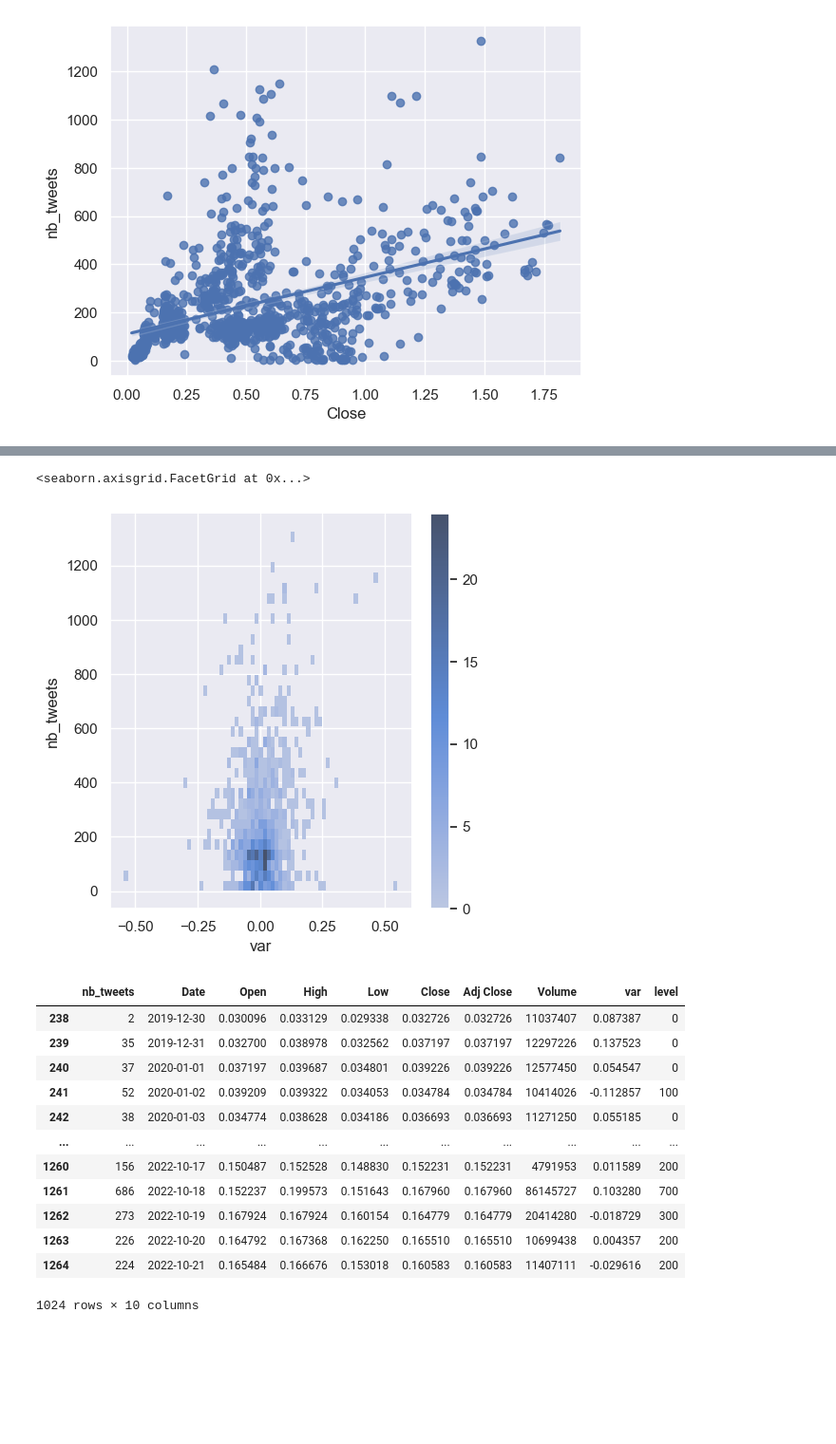
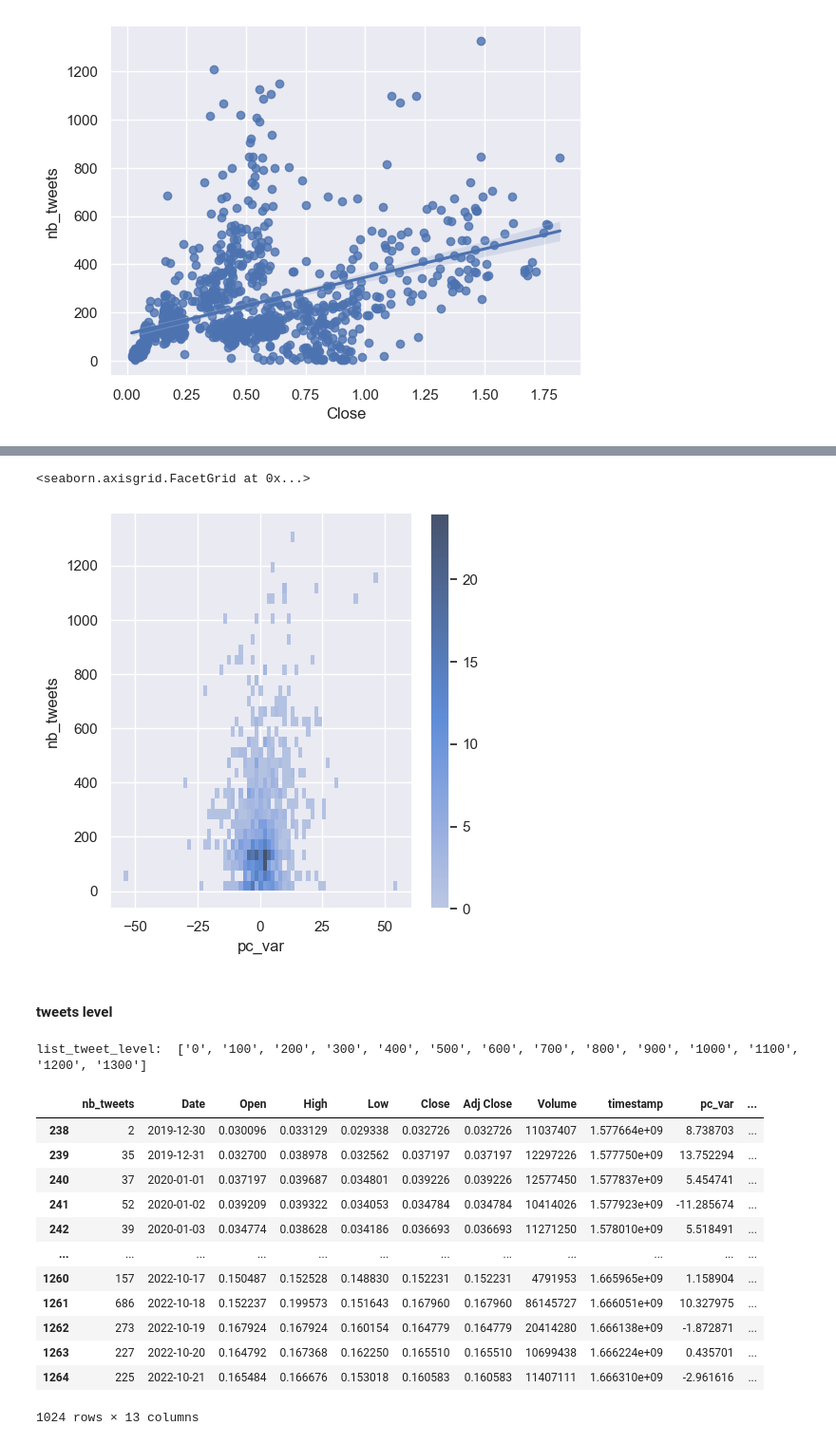
Before and after one commit to jeugregg/TokenSentiment, a Jupyter notebook: 01_data_exploration.ipynb, the cells around one changed output, grey strips where cells are left out. Shown at 95% size. Saved outputs shown, nothing was run; the diff lists cells and outputs as text; code cells hidden in the pictures; blank space fills up the shorter version.

```diff
--- a/01_data_exploration.ipynb
+++ b/01_data_exploration.ipynb
@@ -381,7 +504,7 @@ Name: cash, dtype: int64
 # %% [markdown]
 ### Count nb tweets
 # %%
-df_nb_tweets = df_tweets[df_tweets["cash"] == True][["id", "date_utc"]].groupby("date_utc").count()
+df_nb_tweets = df_tweets[["id", "date_utc"]].groupby("date_utc").count()
 df_nb_tweets.rename(columns={"id":"nb_tweets"}, inplace=True)
 df_nb_tweets
 # %% [output]
@@ -436,4 +559,4 @@ df_prices
 # %%
-df_prices["var"] =( df_prices["Close"]  - df_prices["Open"] ) / df_prices["Open"]
+df_prices["pc_var"] = 100 * ( df_prices["Close"]  - df_prices["Open"] ) / df_prices["Open"]
 df_prices
 # %% [output]
@@ -452,0 +581,16 @@ df_prices
+# %%
+list_level_stat_price = ["bearish", "neutral", "bullish"]
+mean_pc_var = df_prices["pc_var"].mean()
+print("mean_pc_var: ", mean_pc_var)
+std_pc_var = df_prices["pc_var"].std()
+print("std_pc_var: ", std_pc_var)
+
+def fun_level_stat_price(pc_var):
+    if (mean_pc_var - std_pc_var < pc_var) & (pc_var < (mean_pc_var + std_pc_var)):
+        return "neutral"
+    elif (mean_pc_var - std_pc_var > pc_var):
+        return "bearish"
+    else:
+        return "bullish"
+df_prices["level_stat_price"] = df_prices["pc_var"].apply(fun_level_stat_price)
+df_prices["level_stat_price"].value_counts()
@@ -452,0 +611,16 @@ df_prices
+# %%
+list_level_price = ["fall", "decline", "neutral", "rise", "surge"]
+def fun_level_price(pc_var):
+    if (-3 < pc_var) & (pc_var < 3):
+        return "neutral"
+    elif ( -7 < pc_var) & (pc_var <= -3):
+        return "decline"
+    elif ( pc_var <= -7):
+        return "fall"
+    elif ( 7 > pc_var) & (pc_var >= 3):
+        return "rise"
+    else:
+        return "surge"
+
+df_prices["level_price"] = df_prices["pc_var"].apply(fun_level_price)
+df_prices["level_price"].value_counts()
@@ -522,24 +737,29 @@ sns.regplot(x="var", y="nb_tweets", data=df_nb);
 # %%
-sns.displot(df_nb, x="var", y="nb_tweets", cbar=True)
+sns.displot(df_nb, x="pc_var", y="nb_tweets", cbar=True)
 # %% [output]
 <seaborn.axisgrid.FacetGrid at 0x...>
-[figure, old version]
+[figure, new version]
+# %% [markdown]
+#### tweets level
 # %%
 def fun_level_nb_tweets(nb):
     return str(100*round(nb/100))
-df_nb["level"] = df_nb["nb_tweets"].apply(fun_level_nb_tweets)
+df_nb["tweet_level"] = df_nb["nb_tweets"].apply(fun_level_nb_tweets)
+list_tweet_level = sorted(list(df_nb["tweet_level"].unique()), key=int)
+print("list_tweet_level: ", list_tweet_level)
 df_nb
 # %% [output]
+list_tweet_level:  ['0', '100', '200', '300', '400', '500', '600', '700', '800', '900', '1000', '1100', '1200', '1300']
-|  | nb_tweets | Date | Open | High | Low | Close | Adj Close | Volume | var | level |
-| 238 | 2 | 2019-12-30 | 0.030096 | 0.033129 | 0.029338 | 0.032726 | 0.032726 | 11037407 | 0.087387 | 0 |
-| 239 | 35 | 2019-12-31 | 0.032700 | 0.038978 | 0.032562 | 0.037197 | 0.037197 | 12297226 | 0.137523 | 0 |
-| 240 | 37 | 2020-01-01 | 0.037197 | 0.039687 | 0.034801 | 0.039226 | 0.039226 | 12577450 | 0.054547 | 0 |
-| 241 | 52 | 2020-01-02 | 0.039209 | 0.039322 | 0.034053 | 0.034784 | 0.034784 | 10414026 | -0.112857 | 100 |
-| 242 | 38 | 2020-01-03 | 0.034774 | 0.038628 | 0.034186 | 0.036693 | 0.036693 | 11271250 | 0.055185 | 0 |
-| ... | ... | ... | ... | ... | ... | ... | ... | ... | ... | ... |
-| 1260 | 156 | 2022-10-17 | 0.150487 | 0.152528 | 0.148830 | 0.152231 | 0.152231 | 4791953 | 0.011589 | 200 |
-| 1261 | 686 | 2022-10-18 | 0.152237 | 0.199573 | 0.151643 | 0.167960 | 0.167960 | 86145727 | 0.103280 | 700 |
-| 1262 | 273 | 2022-10-19 | 0.167924 | 0.167924 | 0.160154 | 0.164779 | 0.164779 | 20414280 | -0.018729 | 300 |
-| 1263 | 226 | 2022-10-20 | 0.164792 | 0.167368 | 0.162250 | 0.165510 | 0.165510 | 10699438 | 0.004357 | 200 |
-| 1264 | 224 | 2022-10-21 | 0.165484 | 0.166676 | 0.153018 | 0.160583 | 0.160583 | 11407111 | -0.029616 | 200 |
+|  | nb_tweets | Date | Open | High | Low | Close | Adj Close | Volume | timestamp | pc_var | ... |
+| 238 | 2 | 2019-12-30 | 0.030096 | 0.033129 | 0.029338 | 0.032726 | 0.032726 | 11037407 | 1.577664e+09 | 8.738703 | ... |
+| 239 | 35 | 2019-12-31 | 0.032700 | 0.038978 | 0.032562 | 0.037197 | 0.037197 | 12297226 | 1.577750e+09 | 13.752294 | ... |
+| 240 | 37 | 2020-01-01 | 0.037197 | 0.039687 | 0.034801 | 0.039226 | 0.039226 | 12577450 | 1.577837e+09 | 5.454741 | ... |
+| 241 | 52 | 2020-01-02 | 0.039209 | 0.039322 | 0.034053 | 0.034784 | 0.034784 | 10414026 | 1.577923e+09 | -11.285674 | ... |
+| 242 | 39 | 2020-01-03 | 0.034774 | 0.038628 | 0.034186 | 0.036693 | 0.036693 | 11271250 | 1.578010e+09 | 5.518491 | ... |
+| ... | ... | ... | ... | ... | ... | ... | ... | ... | ... | ... | ... |
+| 1260 | 157 | 2022-10-17 | 0.150487 | 0.152528 | 0.148830 | 0.152231 | 0.152231 | 4791953 | 1.665965e+09 | 1.158904 | ... |
+| 1261 | 686 | 2022-10-18 | 0.152237 | 0.199573 | 0.151643 | 0.167960 | 0.167960 | 86145727 | 1.666051e+09 | 10.327975 | ... |
+| 1262 | 273 | 2022-10-19 | 0.167924 | 0.167924 | 0.160154 | 0.164779 | 0.164779 | 20414280 | 1.666138e+09 | -1.872871 | ... |
+| 1263 | 227 | 2022-10-20 | 0.164792 | 0.167368 | 0.162250 | 0.165510 | 0.165510 | 10699438 | 1.666224e+09 | 0.435701 | ... |
+| 1264 | 225 | 2022-10-21 | 0.165484 | 0.166676 | 0.153018 | 0.160583 | 0.160583 | 11407111 | 1.666310e+09 | -2.961616 | ... |
-1024 rows × 10 columns
+1024 rows × 13 columns
```
Also changed, not shown: parts of 56 cells of this notebook.
